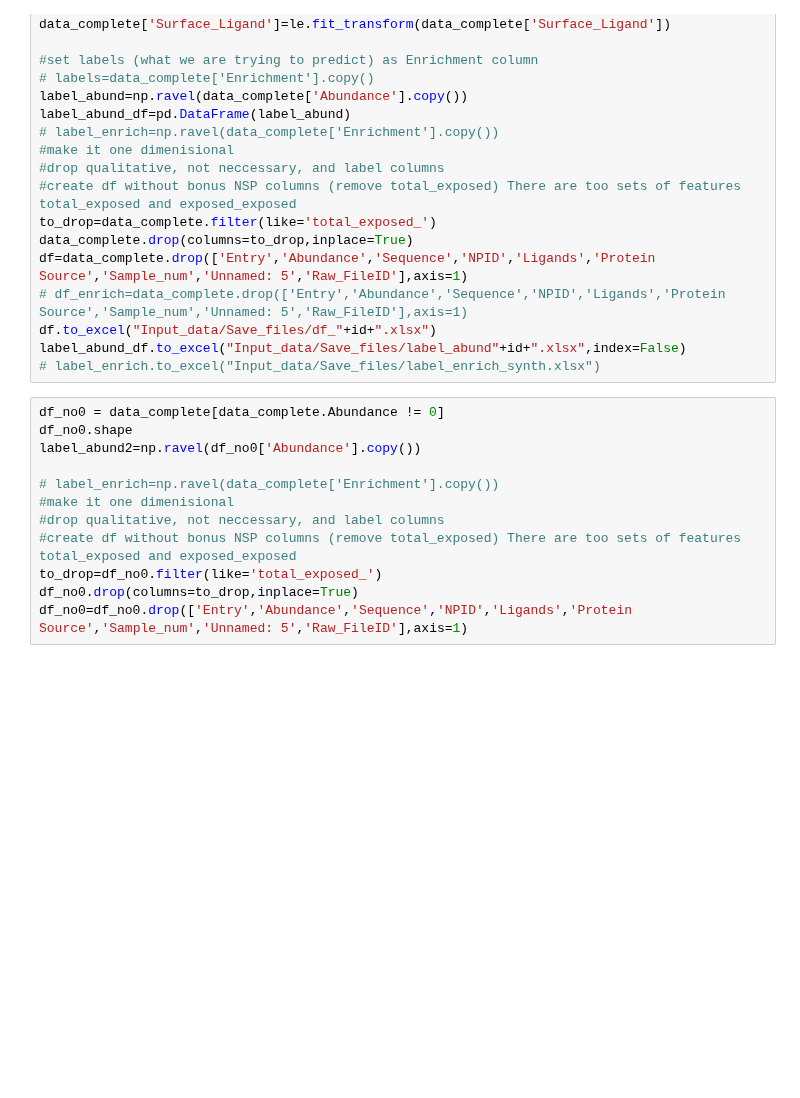
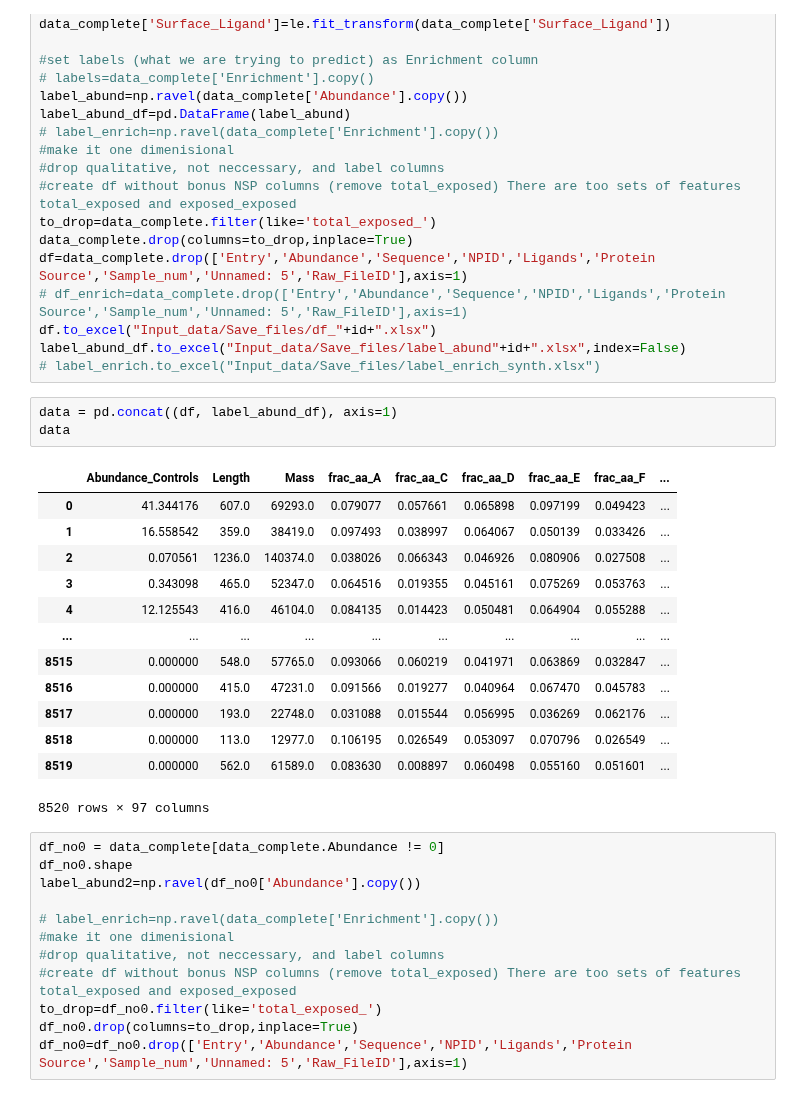
Before and after one commit to karst-poulsen/PC_ML_using_NSP, a Jupyter notebook: ML_testing4_pubpipe_allSamples.ipynb, the cells around one changed output. Saved outputs shown, nothing was run; the diff lists cells and outputs as text; blank space fills up the shorter version.

```diff
--- a/ML_testing4_pubpipe_allSamples.ipynb
+++ b/ML_testing4_pubpipe_allSamples.ipynb
@@ -150,6 +150,23 @@ df=data_complete.drop(['Entry','Abundance','Sequence','NPID','Ligands','Protein
 df.to_excel("Input_data/Save_files/df_"+id+".xlsx")
 label_abund_df.to_excel("Input_data/Save_files/label_abund"+id+".xlsx",index=False)
 # label_enrich.to_excel("Input_data/Save_files/label_enrich_synth.xlsx")
+# %%
+data = pd.concat((df, label_abund_df), axis=1)
+data
+# %% [output]
+|  | Abundance_Controls | Length | Mass | frac_aa_A | frac_aa_C | frac_aa_D | frac_aa_E | frac_aa_F | ... |
+| 0 | 41.344176 | 607.0 | 69293.0 | 0.079077 | 0.057661 | 0.065898 | 0.097199 | 0.049423 | ... |
+| 1 | 16.558542 | 359.0 | 38419.0 | 0.097493 | 0.038997 | 0.064067 | 0.050139 | 0.033426 | ... |
+| 2 | 0.070561 | 1236.0 | 140374.0 | 0.038026 | 0.066343 | 0.046926 | 0.080906 | 0.027508 | ... |
+| 3 | 0.343098 | 465.0 | 52347.0 | 0.064516 | 0.019355 | 0.045161 | 0.075269 | 0.053763 | ... |
+| 4 | 12.125543 | 416.0 | 46104.0 | 0.084135 | 0.014423 | 0.050481 | 0.064904 | 0.055288 | ... |
+| ... | ... | ... | ... | ... | ... | ... | ... | ... | ... |
+| 8515 | 0.000000 | 548.0 | 57765.0 | 0.093066 | 0.060219 | 0.041971 | 0.063869 | 0.032847 | ... |
+| 8516 | 0.000000 | 415.0 | 47231.0 | 0.091566 | 0.019277 | 0.040964 | 0.067470 | 0.045783 | ... |
+| 8517 | 0.000000 | 193.0 | 22748.0 | 0.031088 | 0.015544 | 0.056995 | 0.036269 | 0.062176 | ... |
+| 8518 | 0.000000 | 113.0 | 12977.0 | 0.106195 | 0.026549 | 0.053097 | 0.070796 | 0.026549 | ... |
+| 8519 | 0.000000 | 562.0 | 61589.0 | 0.083630 | 0.008897 | 0.060498 | 0.055160 | 0.051601 | ... |
+8520 rows × 97 columns
 # %%
 df_no0 = data_complete[data_complete.Abundance != 0]
 df_no0.shape
```
Also changed, not shown: 2 other files.
